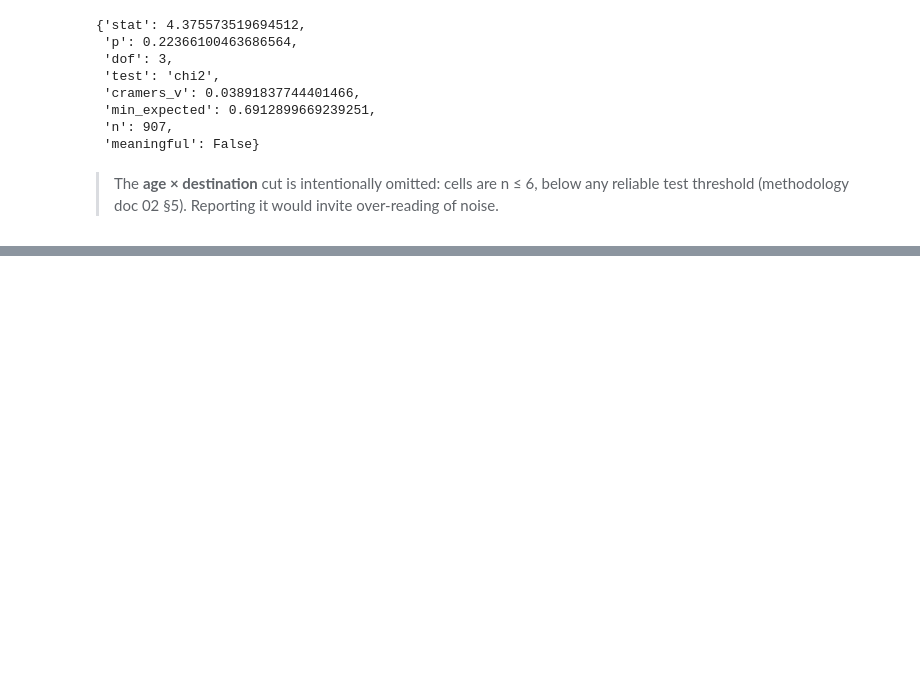
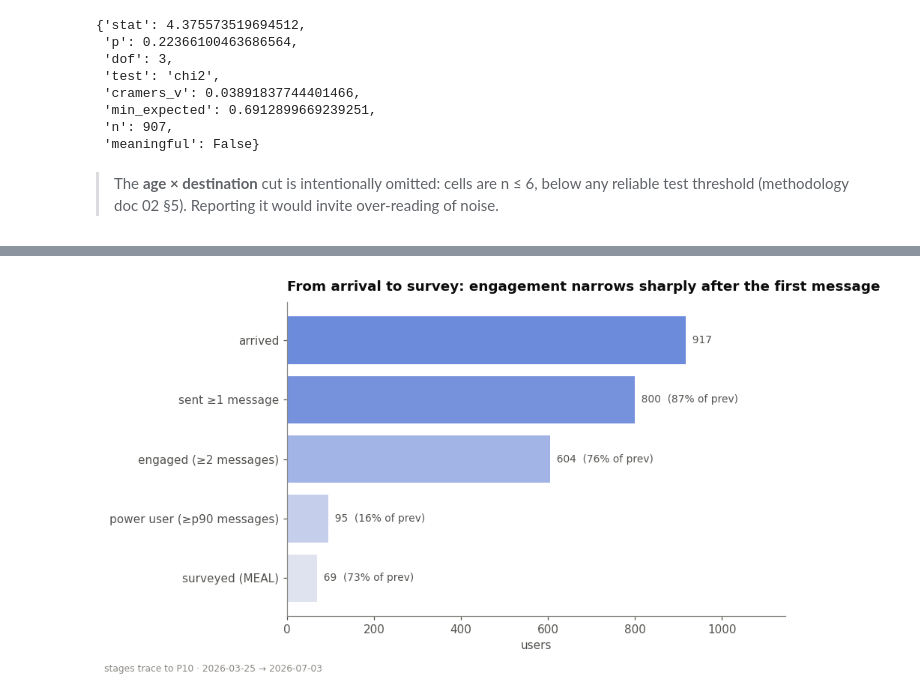
Before and after one commit to DiversaStudio/chatbot_methodology_mmc, a Jupyter notebook: notebooks/02_demand_behaviour_experience.ipynb, the cells around one changed output, grey strips where cells are left out. Cells and saved outputs as stored; diff of their text form; code cells hidden in the pictures; blank space fills up the shorter version.

Commit message:
feat(sami): NB2 §4 funnel centerpiece (fig 8, stages trace to P10)

```diff
--- a/notebooks/02_demand_behaviour_experience.ipynb
+++ b/notebooks/02_demand_behaviour_experience.ipynb
@@ -201,0 +206,17 @@ show_or_state(gn["nationality_canon"], gn["gender_clean"],
+# %%
+f = metrics.funnel_stages(SD.responses, SD.messages, SD.meal)
+fig, ax = plt.subplots(figsize=(8.5, 4.8))
+colors = theme.seq_colors(len(f))[::-1]
+ax.barh(range(len(f))[::-1], f["n"].values, color=colors)
+for i, (_, r) in enumerate(f.iterrows()):
+    conv = "" if pd.isna(r["conversion_from_prev"]) else f"  ({r['conversion_from_prev']*100:.0f}% of prev)"
+    ax.text(r["n"], len(f)-1-i, f"  {int(r['n']):,}{conv}", va="center", fontsize=9, color=theme.INK2)
+ax.set_yticks(range(len(f))[::-1]); ax.set_yticklabels(f["stage"])
+ax.set_xlim(0, f["n"].max() * 1.25)
+ax.set_title("From arrival to survey: engagement narrows sharply after the first message")
+ax.set_xlabel("users")
+assert int(f['n'].iloc[0]) == int(SD.reconciliation.set_index('metric').loc['users','value']), "funnel top must equal reconciliation users"
+fig.text(0.01, -0.02, f"stages trace to P10 · {WINDOW}", fontsize=8, color=theme.MUTED)
+plt.tight_layout(); plt.show()
+# %% [output]
+[figure, added]
```
Also changed, not shown: parts of 1 cell of this notebook.
